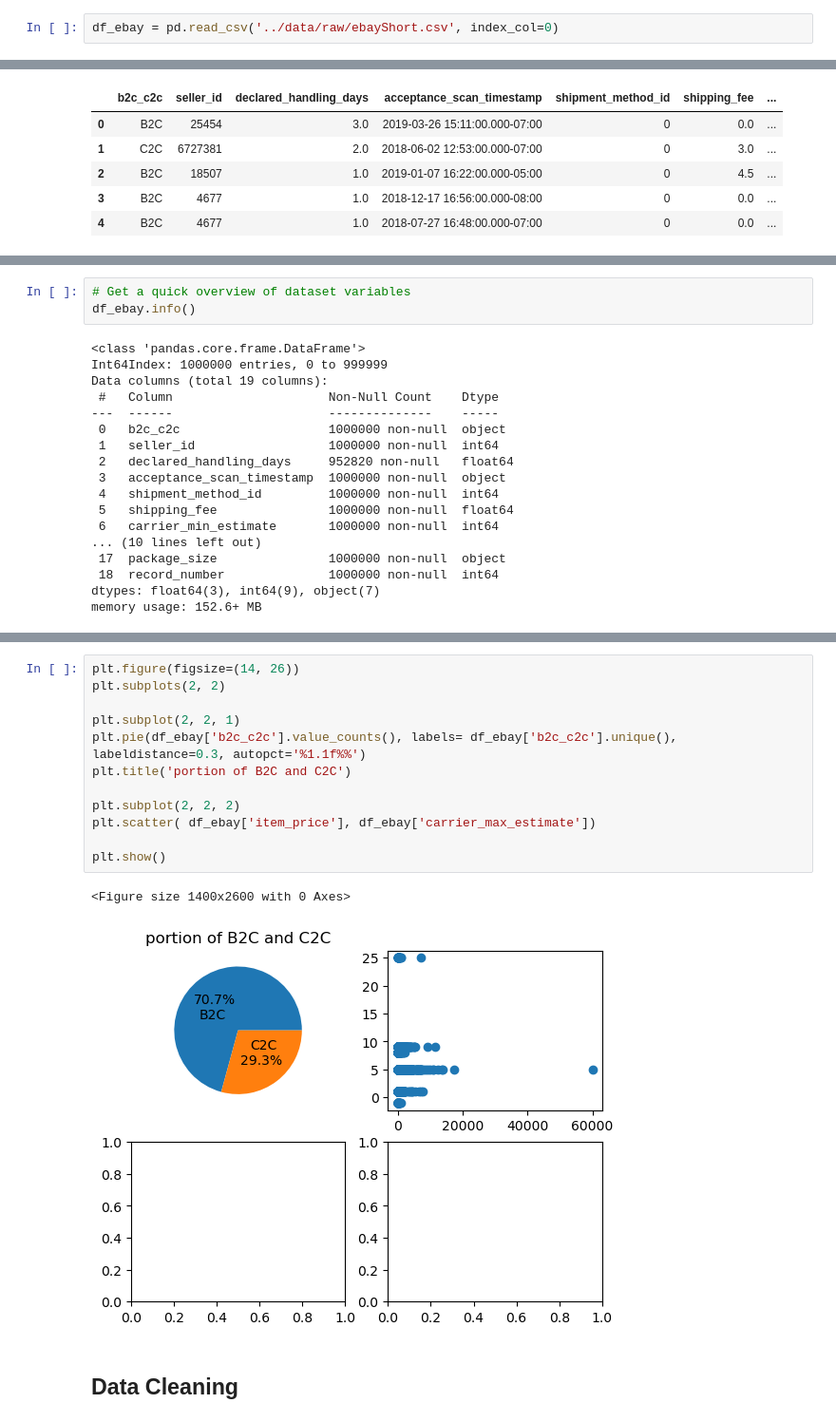
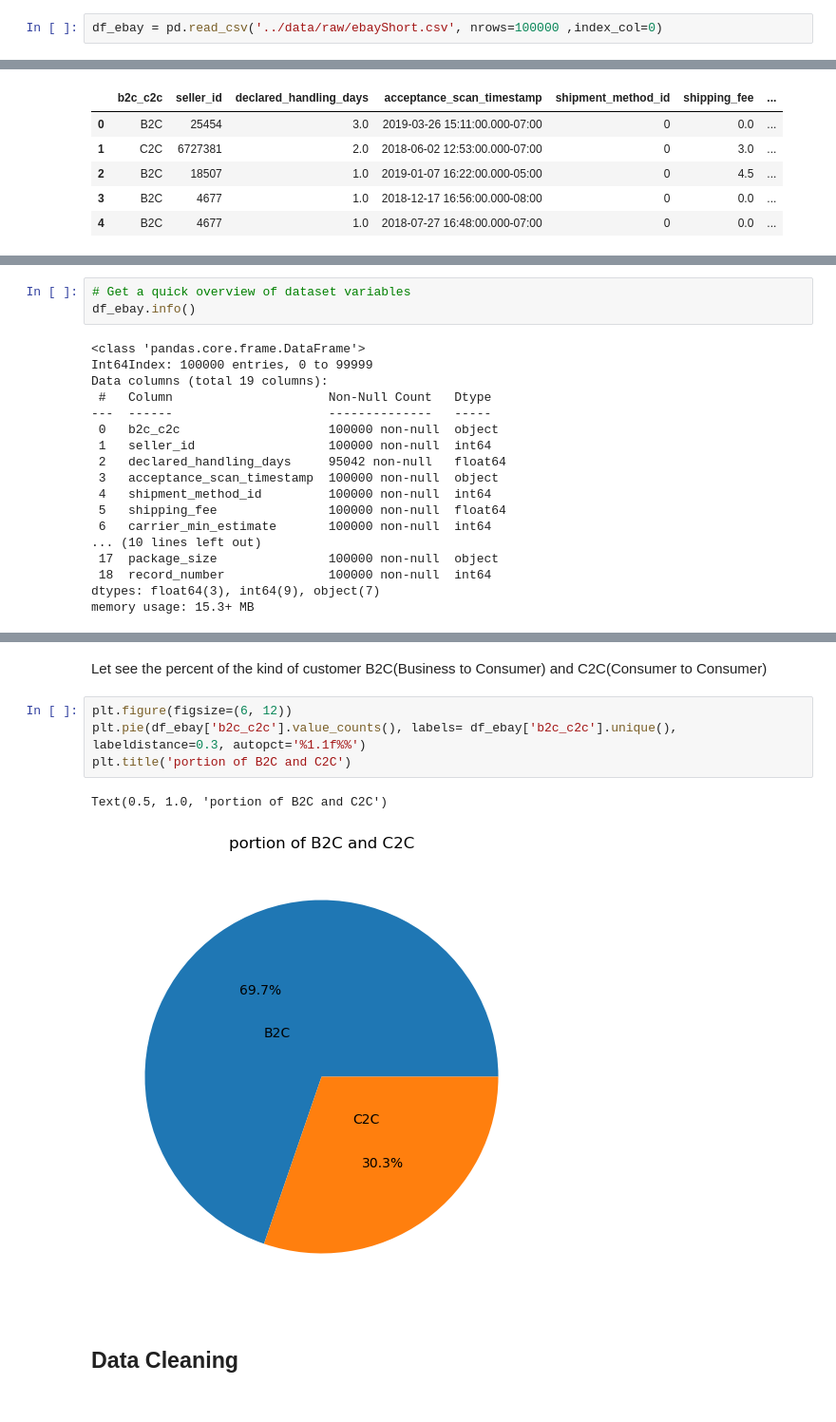
Before and after one commit to henry-vuong/Capstone_Prediction_delivery_time, a Jupyter notebook: notebooks/Ebay data explore.ipynb, the cells around one changed output, grey strips where cells are left out. Shown at 95% size. Drawn from its saved outputs; the diff is of its cells as text.

```diff
--- a/notebooks/Ebay data explore.ipynb
+++ b/notebooks/Ebay data explore.ipynb
@@ -19,5 +13,5 @@ array([0, 1, 2, 3, 4, 5, 6, 7, 8, 9])
 # %%
-df_ebay = pd.read_csv('../data/raw/ebayShort.csv', index_col=0)
+df_ebay = pd.read_csv('../data/raw/ebayShort.csv', nrows=100000 ,index_col=0)
 # %% [markdown]
 As the data is too big, we first working in the shortcut of the total data with 1 million rows.
 # %%
@@ -55,22 +49,22 @@ There are 1000000 columns and 19 rows
 df_ebay.info()
 # %% [output]
 <class 'pandas.core.frame.DataFrame'>
-Int64Index: 1000000 entries, 0 to 999999
+Int64Index: 100000 entries, 0 to 99999
 Data columns (total 19 columns):
- #   Column                     Non-Null Count    Dtype
----  ------                     --------------    -----
- 0   b2c_c2c                    1000000 non-null  object
- 1   seller_id                  1000000 non-null  int64
- 2   declared_handling_days     952820 non-null   float64
- 3   acceptance_scan_timestamp  1000000 non-null  object
- 4   shipment_method_id         1000000 non-null  int64
- 5   shipping_fee               1000000 non-null  float64
- 6   carrier_min_estimate       1000000 non-null  int64
+ #   Column                     Non-Null Count   Dtype
+---  ------                     --------------   -----
+ 0   b2c_c2c                    100000 non-null  object
+ 1   seller_id                  100000 non-null  int64
+ 2   declared_handling_days     95042 non-null   float64
+ 3   acceptance_scan_timestamp  100000 non-null  object
+ 4   shipment_method_id         100000 non-null  int64
+ 5   shipping_fee               100000 non-null  float64
+ 6   carrier_min_estimate       100000 non-null  int64
 ... (10 lines left out)
- 17  package_size               1000000 non-null  object
- 18  record_number              1000000 non-null  int64
+ 17  package_size               100000 non-null  object
+ 18  record_number              100000 non-null  int64
 dtypes: float64(3), int64(9), object(7)
-memory usage: 152.6+ MB
+memory usage: 15.3+ MB
 # %%
 # top 5 rows showing only 'object' columns
 df_ebay.select_dtypes('object').head()
@@ -81,21 +75,15 @@ df_ebay.select_dtypes('object').head()
 | 2 | B2C | 2019-01-07 16:22:00.000-05:00 | 27292 | 53010 | 2019-01-06 00:02:00.000-05:00 | 2019-01-10 | PACKAGE_THICK_ENVELOPE |
 | 3 | B2C | 2018-12-17 16:56:00.000-08:00 | 90703 | 80022 | 2018-12-16 10:28:28.000-08:00 | 2018-12-21 | PACKAGE_THICK_ENVELOPE |
 | 4 | B2C | 2018-07-27 16:48:00.000-07:00 | 90703 | 55070 | 2018-07-26 18:20:02.000-07:00 | 2018-07-30 | PACKAGE_THICK_ENVELOPE |
+# %% [markdown]
+Let see the percent of the kind of customer B2C(Business to Consumer) and C2C(Consumer to Consumer)
 # %%
-plt.figure(figsize=(14, 26))
-plt.subplots(2, 2)
-
-plt.subplot(2, 2, 1)
+plt.figure(figsize=(6, 12))
 plt.pie(df_ebay['b2c_c2c'].value_counts(), labels= df_ebay['b2c_c2c'].unique(), labeldistance=0.3, autopct='%1.1f%%')
 plt.title('portion of B2C and C2C')
-
-plt.subplot(2, 2, 2)
-plt.scatter( df_ebay['item_price'], df_ebay['carrier_max_estimate'])
-
-plt.show()
 # %% [output]
-<Figure size 1400x2600 with 0 Axes>
+Text(0.5, 1.0, 'portion of B2C and C2C')
-[figure, old version]
+[figure, new version]
 # %% [markdown]
 ## Data Cleaning
 # %% [markdown]
```
Also changed, not shown: parts of 30 cells of this notebook.
